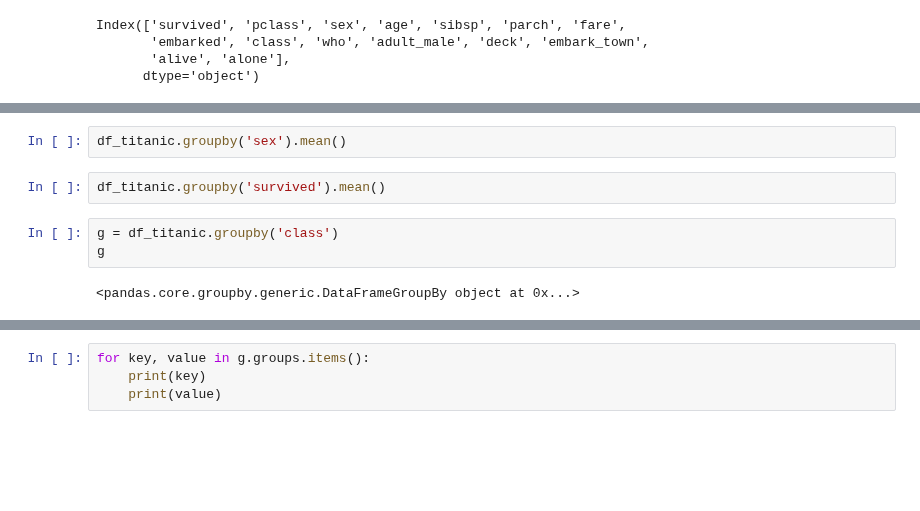
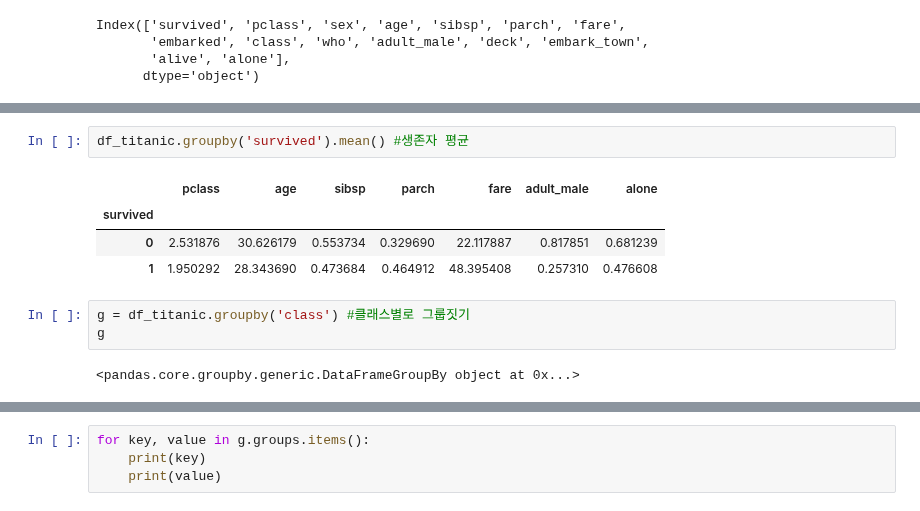
Before and after one commit to 951237/TIL, a Jupyter notebook: TIL_from_191115.ipynb, the cells around one changed output, grey strips where cells are left out. Cells and saved outputs as stored; diff of their text form; blank space fills up the shorter version.

```diff
--- a/TIL_from_191115.ipynb
+++ b/TIL_from_191115.ipynb
@@ -403,9 +467,12 @@ Index(['survived', 'pclass', 'sex', 'age', 'sibsp', 'parch', 'fare',
 # %%
-df_titanic.groupby('sex').mean()
+df_titanic.groupby('survived').mean() #생존자 평균
+# %% [output]
+|  | pclass | age | sibsp | parch | fare | adult_male | alone |
+| survived |  |  |  |  |  |  |  |
+| 0 | 2.531876 | 30.626179 | 0.553734 | 0.329690 | 22.117887 | 0.817851 | 0.681239 |
+| 1 | 1.950292 | 28.343690 | 0.473684 | 0.464912 | 48.395408 | 0.257310 | 0.476608 |
-# %%
-df_titanic.groupby('survived').mean()
 # %%
-g = df_titanic.groupby('class')
+g = df_titanic.groupby('class') #클래스별로 그룹짓기
 g
 # %% [output]
 <pandas.core.groupby.generic.DataFrameGroupBy object at 0x...>
```
Also changed, not shown: parts of 17 cells of this notebook.
